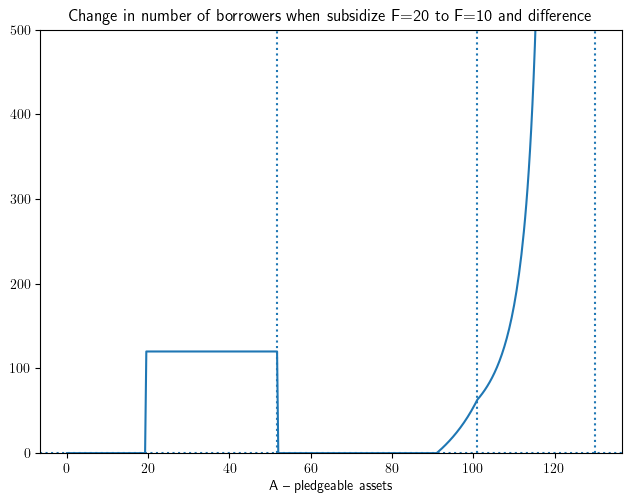
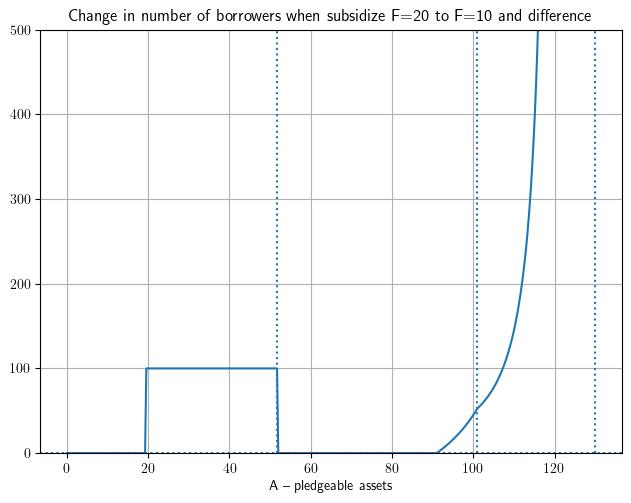
Unified diff of the notebook cell whose output changed from the first chart to the second:
--- before
+++ after
@@ -11,3 +11,4 @@
 plt.axvline(x=mfi.AM(0), linestyle =':')
 plt.axhline(y=mfi.F-mfi2.F,linestyle=':');     # dashed line at subsidy level (20=20-10)
+plt.grid()
 plt.ylim(0, 500)

Commit: consolidate workspace from Dropbox and add nojekyll to pages build workflow